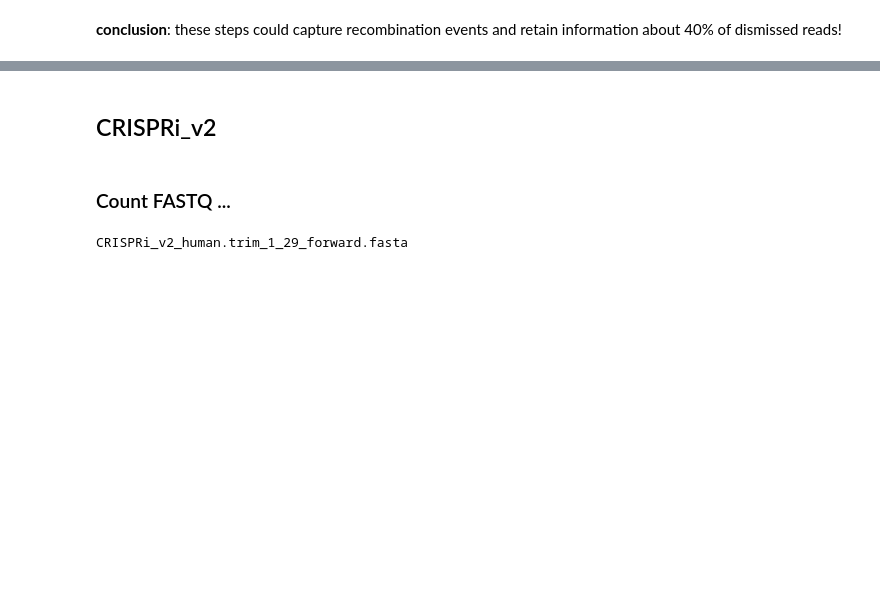
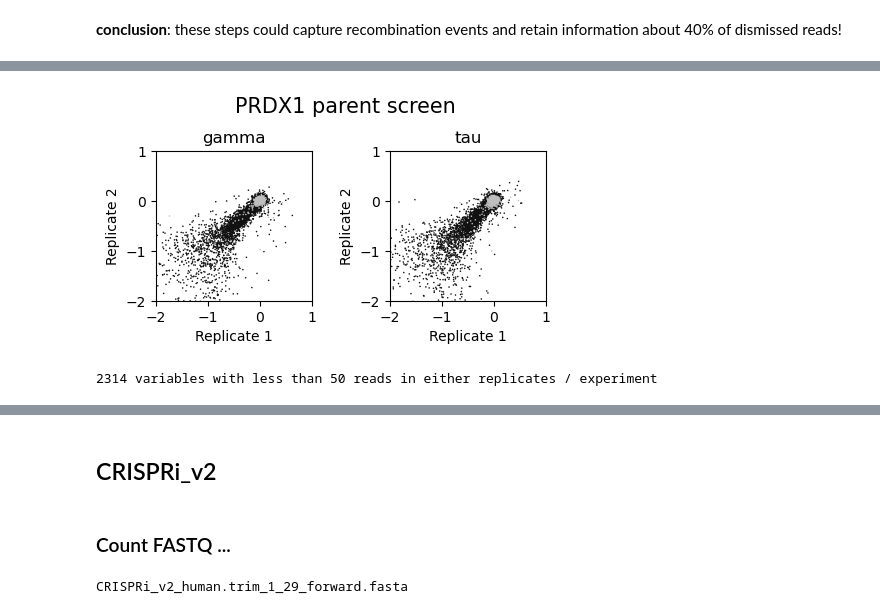
Before and after one commit to FunGI-cap/ScreenPro-Benchmarking, a Jupyter notebook: analysis/1a-single-or-dual-guide-screens/single-or-dual-guide-screen-reanalysis.ipynb, the cells around one changed output, grey strips where cells are left out. Cells and saved outputs as stored; diff of their text form; code cells hidden in the pictures; blank space fills up the shorter version.

```diff
--- a/analysis/1a-single-or-dual-guide-screens/single-or-dual-guide-screen-reanalysis.ipynb
+++ b/analysis/1a-single-or-dual-guide-screens/single-or-dual-guide-screen-reanalysis.ipynb
@@ -192,0 +373,6 @@ shape: (323_996, 6)
+# %%
+adata_PRDX1KO = adata[adata.obs['cell line'].eq('PRDX1KO')].copy()
+adata_parent  = adata[adata.obs['cell line'].eq('parent')].copy()
+# %%
+screen0 = scp.ScreenPro(adata_parent)
+screen = scp.ScreenPro(adata_parent[adata_parent.obs.replicate.isin([1,2])].copy(),n_reps=2)
@@ -192,0 +390,2 @@ shape: (323_996, 6)
+# %%
+growth_factor_table = scp.utils.calculateGrowthFactor(screen0, untreated = 'vehicle', treated = 'DNAPKi', db_rate_col = 'pop_doublings')
@@ -192,0 +410,20 @@ shape: (323_996, 6)
+# %%
+fig, axes = plt.subplots(ncols=2,
+                         figsize=(5,3),
+                         gridspec_kw={'wspace': 0.5, 'left': 0.12,'top':.8,'bottom':.3},
+                         # sharey=True
+                        )
+scp.pl.plotReplicateScatter(axes[0], screen.pdata, 'gamma_replicate_1','gamma_replicate_2','gamma',max_val=1)
+scp.pl.plotReplicateScatter(axes[1], screen.pdata, 'tau_replicate_1','tau_replicate_2','tau',max_val=1)
+
+
+fig.suptitle('PRDX1 parent screen',fontsize=15)
+
+# plt.savefig('NAC_counts_qc.pdf',bbox_inches='tight')
+plt.show()
+# %% [output]
+[figure, added]
+# %%
+scp.utils.find_low_counts(screen0.adata)
+# %% [output]
+2314 variables with less than 50 reads in either replicates / experiment
```
Also changed, not shown: parts of 38 cells of this notebook.
